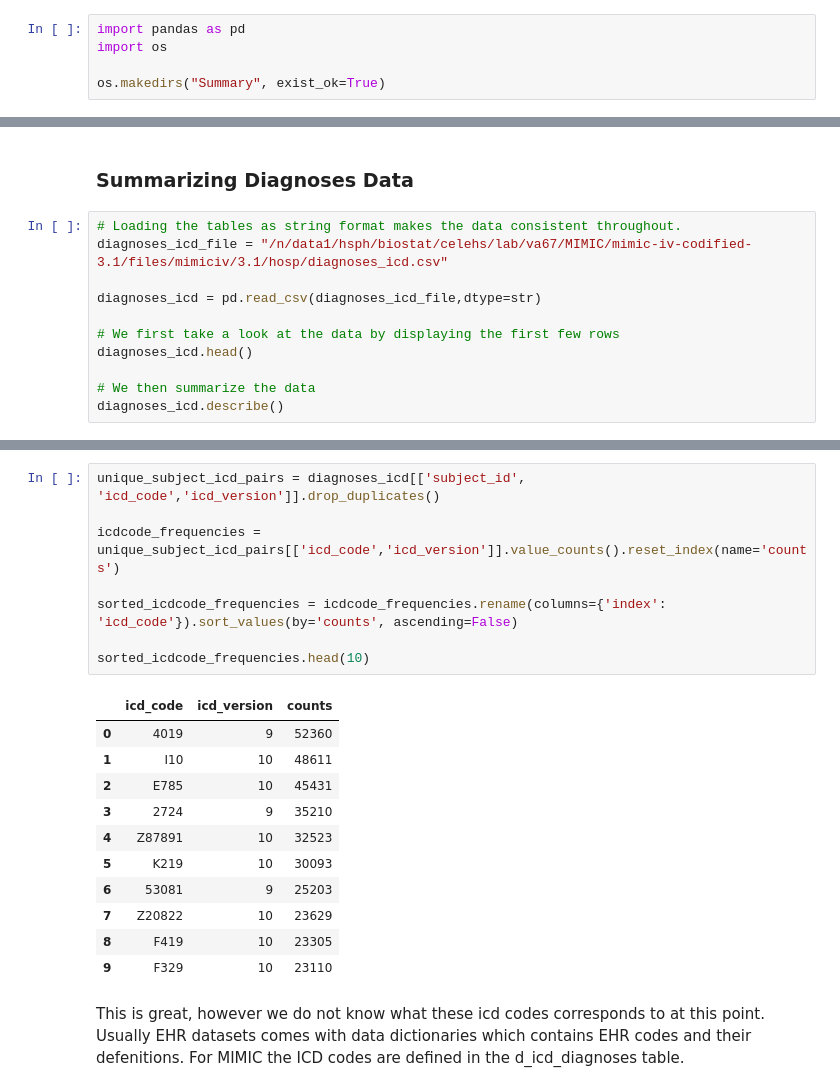
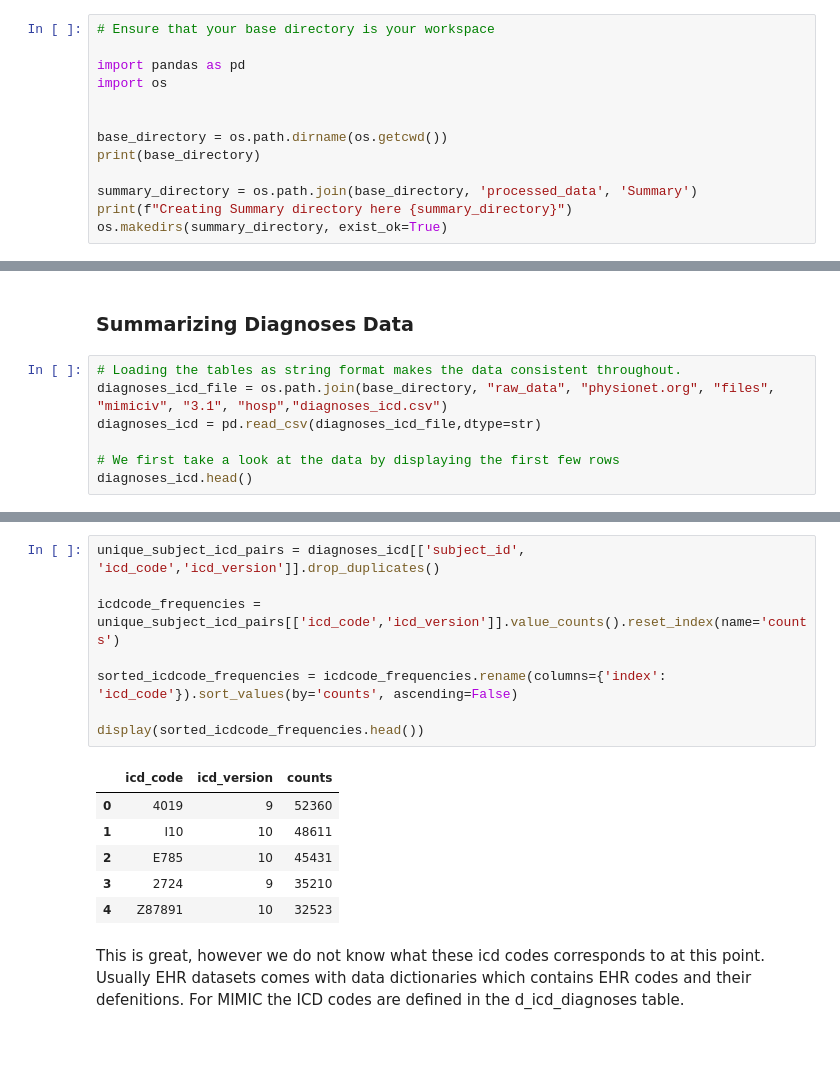
Before and after one commit to apvidul/EHR-Processing-Tutorial, a Jupyter notebook: EHR-Pipeline-Part1.ipynb, the cells around one changed output, grey strips where cells are left out. Cells and saved outputs as stored; diff of their text form; blank space fills up the shorter version.

```diff
--- a/EHR-Pipeline-Part1.ipynb
+++ b/EHR-Pipeline-Part1.ipynb
@@ -128,5 +176,13 @@ This Python notebook is opened in the `EHR_TUTORIAL_WORKSPACE/work` directory. T
 # %%
+# Ensure that your base directory is your workspace
+
 import pandas as pd
 import os
 
-os.makedirs("Summary", exist_ok=True)
+
+base_directory = os.path.dirname(os.getcwd())
+print(base_directory)
+
+summary_directory = os.path.join(base_directory, 'processed_data', 'Summary')
+print(f"Creating Summary directory here {summary_directory}")
+os.makedirs(summary_directory, exist_ok=True)
@@ -134,14 +193,10 @@ os.makedirs("Summary", exist_ok=True)
 ### Summarizing Diagnoses Data
 # %%
 # Loading the tables as string format makes the data consistent throughout.
-diagnoses_icd_file = "/n/data1/hsph/biostat/celehs/lab/va67/MIMIC/mimic-iv-codified-3.1/files/mimiciv/3.1/hosp/diagnoses_icd.csv"
-
+diagnoses_icd_file = os.path.join(base_directory, "raw_data", "physionet.org", "files", "mimiciv", "3.1", "hosp","diagnoses_icd.csv")
 diagnoses_icd = pd.read_csv(diagnoses_icd_file,dtype=str)
 
 # We first take a look at the data by displaying the first few rows
 diagnoses_icd.head()
-
-# We then summarize the data
-diagnoses_icd.describe()
 # %% [output]
 |  | subject_id | hadm_id | seq_num | icd_code | icd_version |
@@ -250,23 +314,18 @@ If you want to see how many patients had a particular diagnoses, you can take un
 # %%
 unique_subject_icd_pairs = diagnoses_icd[['subject_id', 'icd_code','icd_version']].drop_duplicates()
 
 icdcode_frequencies = unique_subject_icd_pairs[['icd_code','icd_version']].value_counts().reset_index(name='counts')
 
 sorted_icdcode_frequencies = icdcode_frequencies.rename(columns={'index': 'icd_code'}).sort_values(by='counts', ascending=False)
 
-sorted_icdcode_frequencies.head(10)
+display(sorted_icdcode_frequencies.head())
 # %% [output]
 |  | icd_code | icd_version | counts |
 | 0 | 4019 | 9 | 52360 |
 | 1 | I10 | 10 | 48611 |
 | 2 | E785 | 10 | 45431 |
 | 3 | 2724 | 9 | 35210 |
 | 4 | Z87891 | 10 | 32523 |
-| 5 | K219 | 10 | 30093 |
-| 6 | 53081 | 9 | 25203 |
-| 7 | Z20822 | 10 | 23629 |
-| 8 | F419 | 10 | 23305 |
-| 9 | F329 | 10 | 23110 |
 # %% [markdown]
 This is great, however we do not know what these icd codes corresponds to at this point. Usually EHR datasets comes with
 data dictionaries which contains EHR codes and their defenitions. For MIMIC the ICD codes are defined in the d_icd_diagnoses table.
```
Also changed, not shown: parts of 38 cells of this notebook, 2 other files.
